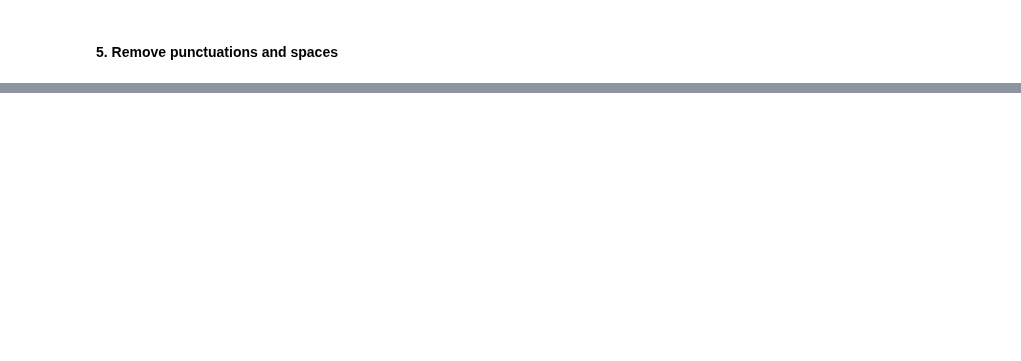
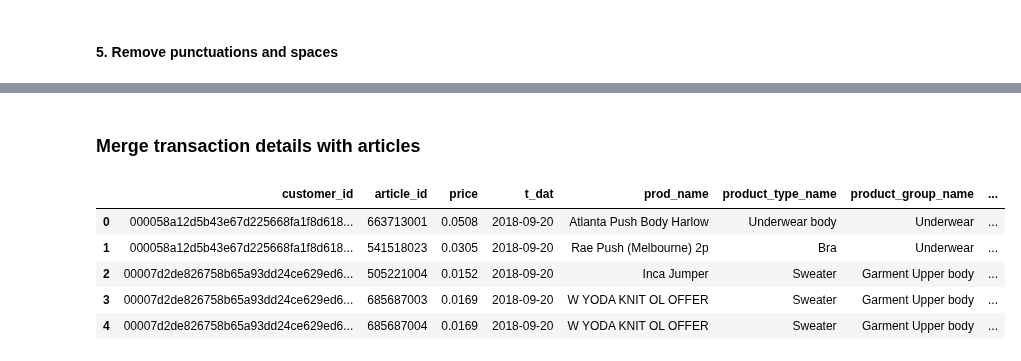
Before and after one commit to ManashJKonwar/Kaggle-HM-Recommender, a Jupyter notebook: hm-exploratorydataanalysis.ipynb, the cells around one changed output, grey strips where cells are left out. Cells and saved outputs as stored; diff of their text form; code cells hidden in the pictures; blank space fills up the shorter version.

```diff
--- a/hm-exploratorydataanalysis.ipynb
+++ b/hm-exploratorydataanalysis.ipynb
@@ -317,0 +276,3 @@ See the caveats in the documentation: https://pandas.pydata.org/pandas-docs/stab
+# %%
+pd.set_option('display.float_format', '{:.4f}'.format)
+transactions_data.describe()
@@ -317,0 +333,2 @@ See the caveats in the documentation: https://pandas.pydata.org/pandas-docs/stab
+# %% [markdown]
+### Merge transaction details with articles
@@ -317,0 +337,10 @@ See the caveats in the documentation: https://pandas.pydata.org/pandas-docs/stab
+# %%
+articles_data_extract = transactions_data[['customer_id', 'article_id', 'price', 't_dat']].merge(articles_data_extract, on='article_id', how='left')
+articles_data_extract.head()
+# %% [output]
+|  | customer_id | article_id | price | t_dat | prod_name | product_type_name | product_group_name | ... |
+| 0 | 000058a12d5b43e67d225668fa1f8d618... | 663713001 | 0.0508 | 2018-09-20 | Atlanta Push Body Harlow | Underwear body | Underwear | ... |
+| 1 | 000058a12d5b43e67d225668fa1f8d618... | 541518023 | 0.0305 | 2018-09-20 | Rae Push (Melbourne) 2p | Bra | Underwear | ... |
+| 2 | 00007d2de826758b65a93dd24ce629ed6... | 505221004 | 0.0152 | 2018-09-20 | Inca Jumper | Sweater | Garment Upper body | ... |
+| 3 | 00007d2de826758b65a93dd24ce629ed6... | 685687003 | 0.0169 | 2018-09-20 | W YODA KNIT OL OFFER | Sweater | Garment Upper body | ... |
+| 4 | 00007d2de826758b65a93dd24ce629ed6... | 685687004 | 0.0169 | 2018-09-20 | W YODA KNIT OL OFFER | Sweater | Garment Upper body | ... |
```
Also changed, not shown: parts of 59 cells of this notebook.
